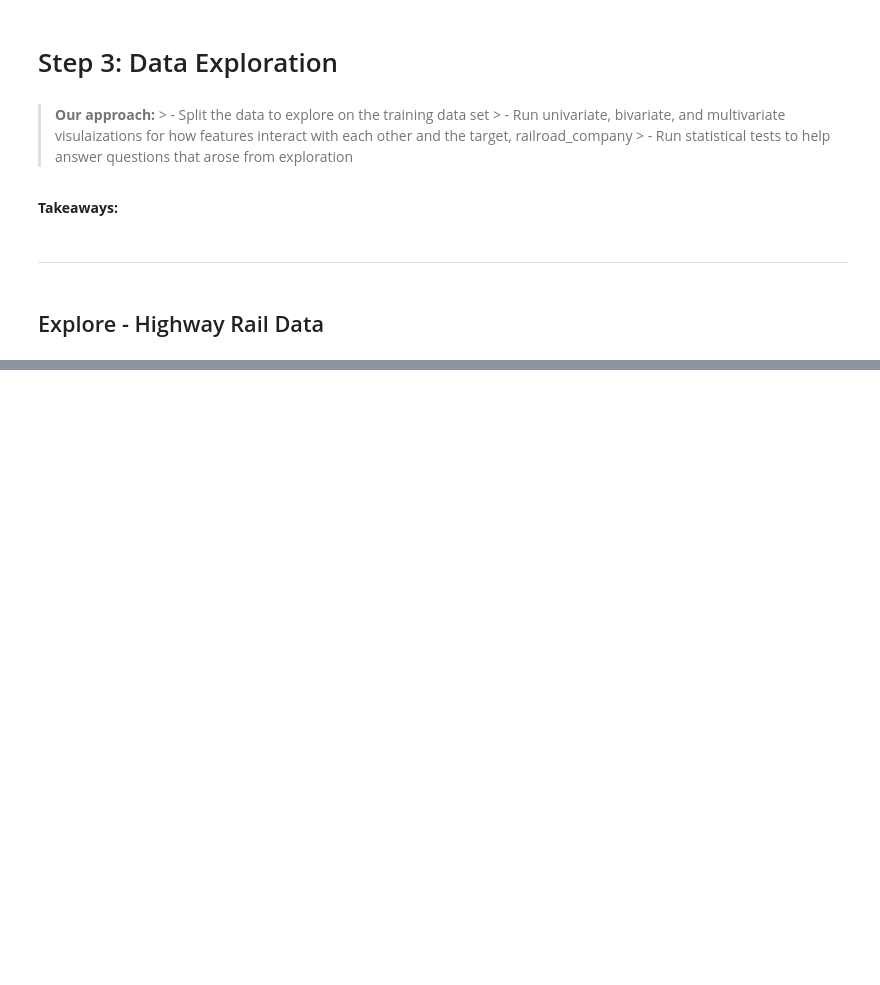
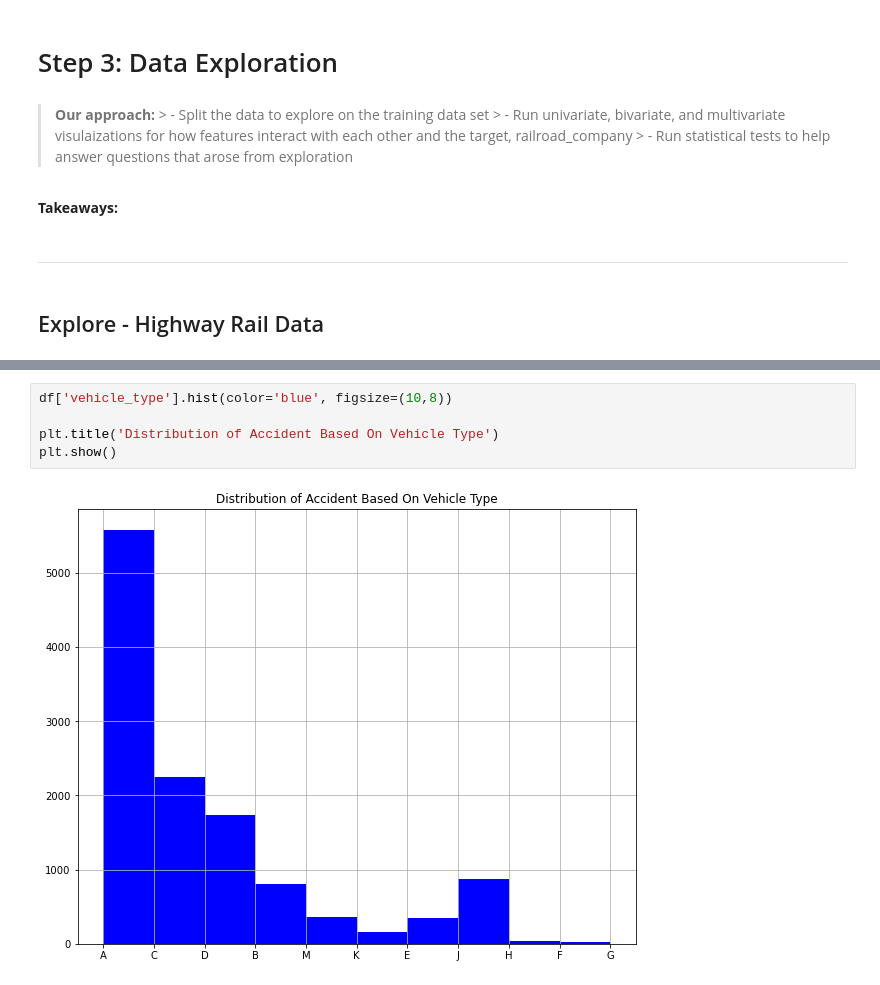
Before and after one commit to OTR-Capstone/Off_The_Rails, a Jupyter notebook: final_report_and_findings.ipynb, the cells around one changed output, grey strips where cells are left out. Cells and saved outputs as stored; diff of their text form; blank space fills up the shorter version.

```diff
--- a/final_report_and_findings.ipynb
+++ b/final_report_and_findings.ipynb
@@ -1200,0 +1281,7 @@ hwy_df.shape
+# %%
+df['vehicle_type'].hist(color='blue', figsize=(10,8))
+
+plt.title('Distribution of Accident Based On Vehicle Type')
+plt.show()
+# %% [output]
+[figure, added]
```
Also changed, not shown: parts of 148 cells of this notebook.
